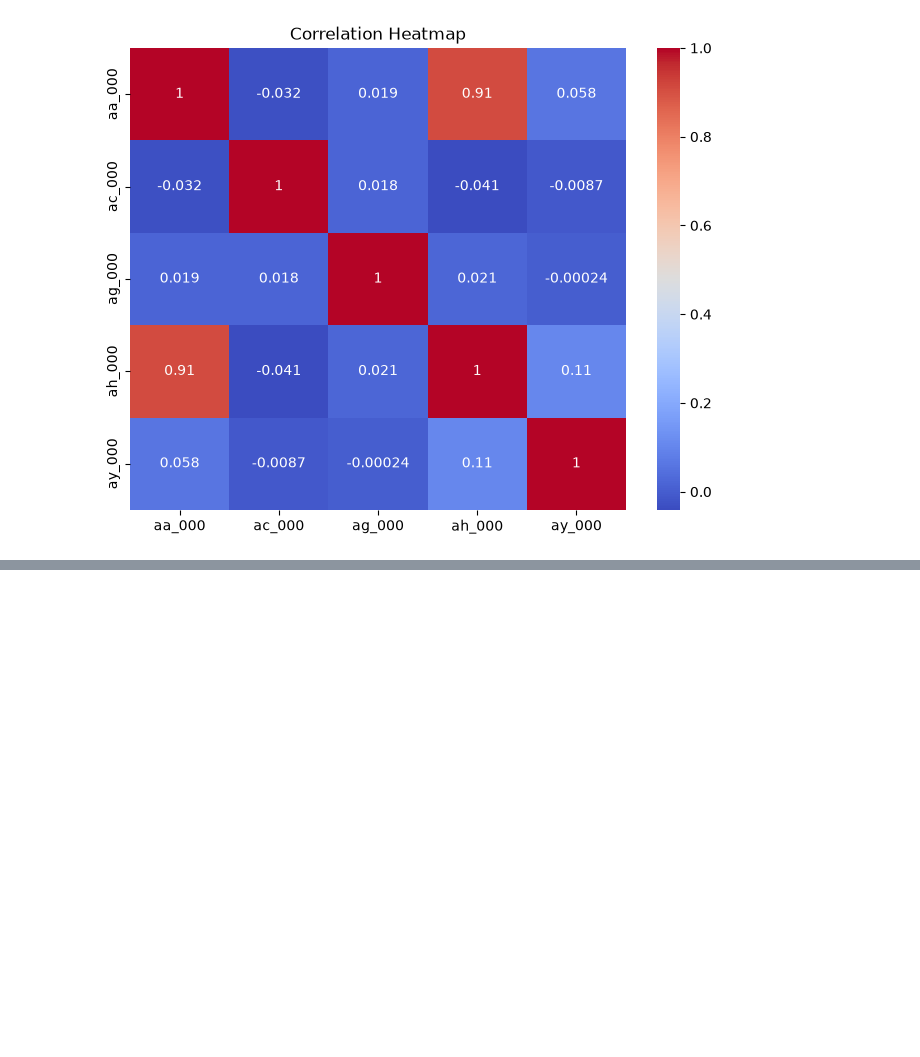
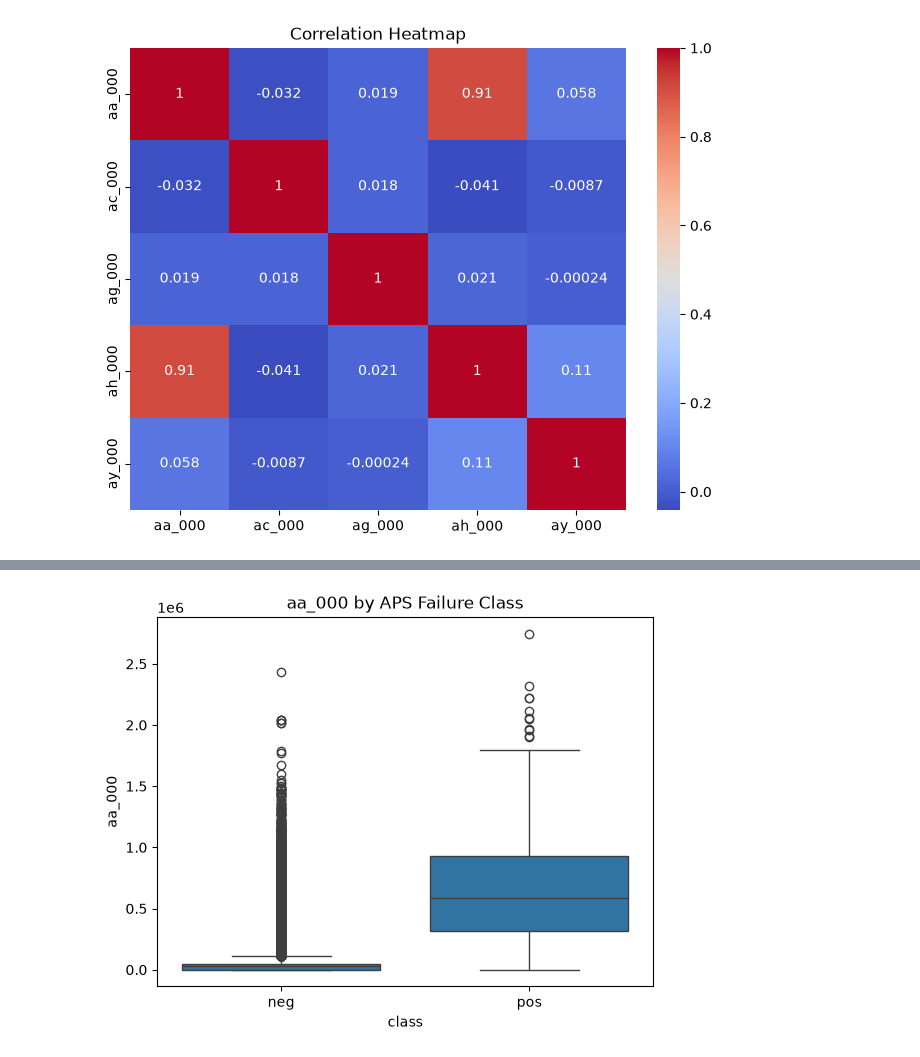
Before and after one commit to Rupesh-Mane/air-pressure-system-failure-prediction, a Jupyter notebook: notebooks/02_EDA.ipynb, the cells around one changed output, grey strips where cells are left out. Saved outputs shown, nothing was run; the diff lists cells and outputs as text; code cells hidden in the pictures; blank space fills up the shorter version.

```diff
--- a/notebooks/02_EDA.ipynb
+++ b/notebooks/02_EDA.ipynb
@@ -231,0 +242,12 @@ plt.show()
+# %%
+sns.boxplot(
+    data=df_eda,
+    x="class",
+    y="aa_000"
+)
+
+plt.title("aa_000 by APS Failure Class")
+
+plt.show()
+# %% [output]
+[figure, added]
```
Also changed, not shown: parts of 3 cells of this notebook.
